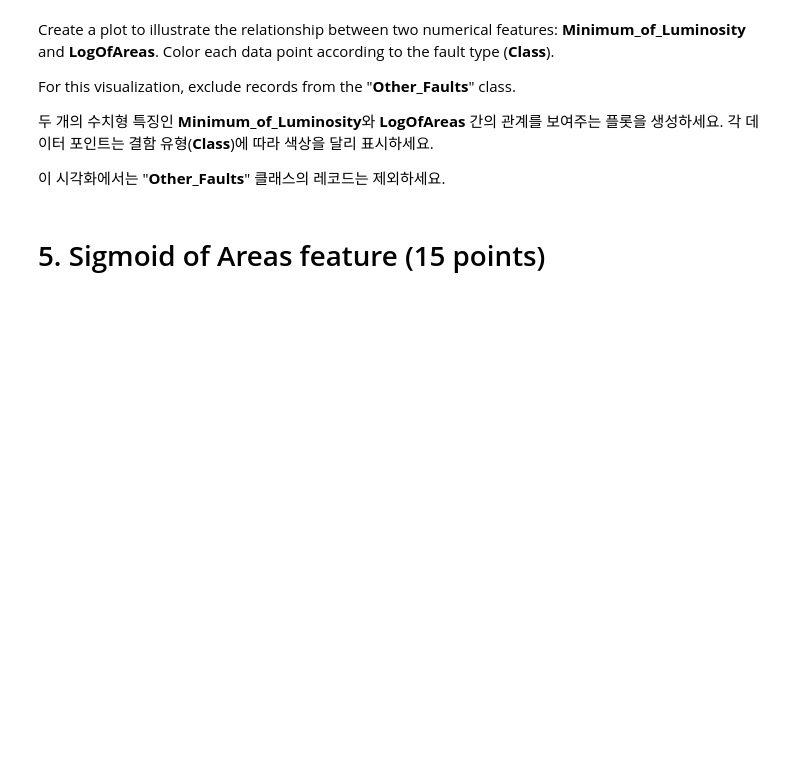
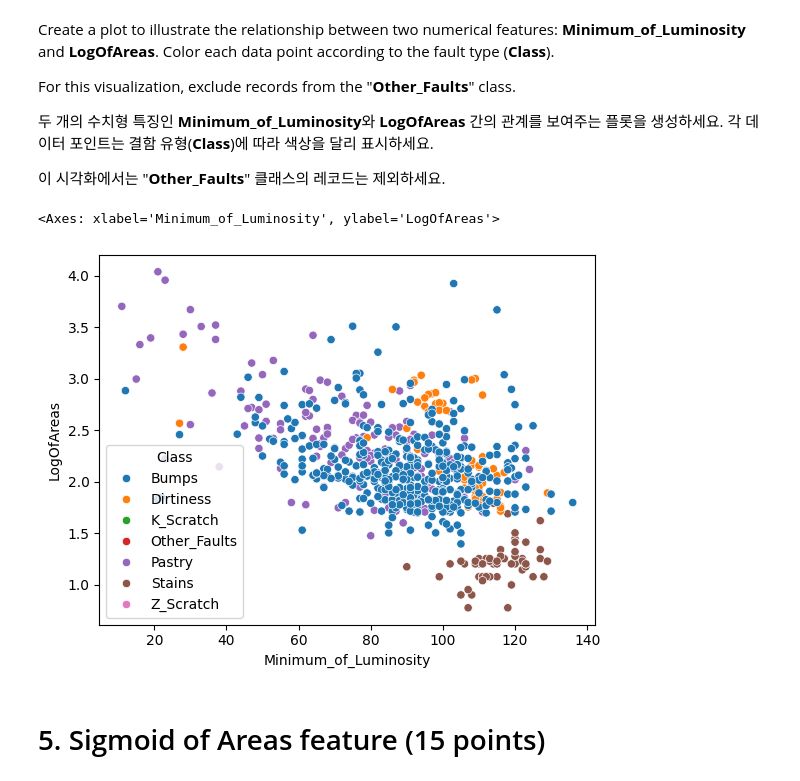
Before and after one commit to daewook1004/DeepLearning_LangugeModel, a Jupyter notebook: DAEM_Midterm_practical_test.ipynb, the cells around one changed output. Drawn from its saved outputs; the diff is of its cells as text; code cells hidden in the pictures; blank space fills up the shorter version.

```diff
--- a/DAEM_Midterm_practical_test.ipynb
+++ b/DAEM_Midterm_practical_test.ipynb
@@ -107,6 +121,13 @@ For this visualization, exclude records from the "**Other_Faults**" class.
 두 개의 수치형 특징인 **Minimum_of_Luminosity**와 **LogOfAreas** 간의 관계를 보여주는 플롯을 생성하세요. 각 데이터 포인트는 결함 유형(**Class**)에 따라 색상을 달리 표시하세요.
 
 이 시각화에서는 "**Other_Faults**" 클래스의 레코드는 제외하세요.
+# %%
+data_scatter = data. copy()
+data_scatter =data_scatter[(data_scatter["Class"]=='Bumps') | (data_scatter["Class"]=='Dirtiness') | (data_scatter["Class"]=='K_scratch') | (data_scatter["Class"]=='Pastry')| (data_scatter["Class"]=='Stains') | (data_scatter["Class"]=='Z_scratch') ]
+sns.scatterplot(data=data_scatter, x=data_scatter['Minimum_of_Luminosity'], y=data_scatter['LogOfAreas'], hue=data_scatter["Class"])
+# %% [output]
+<Axes: xlabel='Minimum_of_Luminosity', ylabel='LogOfAreas'>
+[figure, added]
 # %% [markdown]
 # 5. Sigmoid of Areas feature (15 points)
 # %% [markdown]
```
Also changed, not shown: parts of 12 cells of this notebook.
